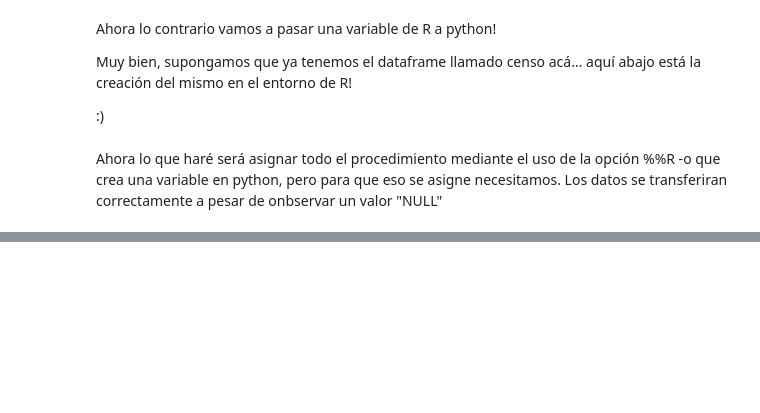
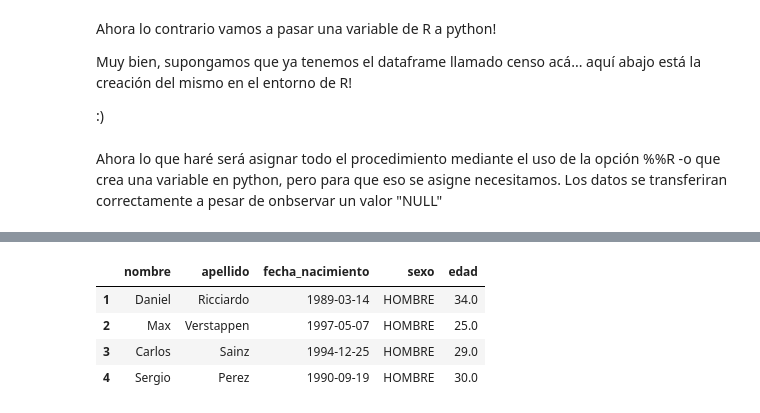
Before and after one commit to ALRIER/BigD_KonradLorenz, a Jupyter notebook: Copia_de_CLASE_I_BIGD2023_ipynb_María_Paula_Camero.ipynb, the cells around one changed output, grey strips where cells are left out. Drawn from its saved outputs; the diff is of its cells as text; code cells hidden in the pictures; blank space fills up the shorter version.

```diff
--- a/Copia_de_CLASE_I_BIGD2023_ipynb_María_Paula_Camero.ipynb
+++ b/Copia_de_CLASE_I_BIGD2023_ipynb_María_Paula_Camero.ipynb
@@ -1697,0 +1994,3 @@ Bien, ahora demole una ojeada al código en python.
+# %%
+%%R
+c = c(10,11,11,1,16)
@@ -1844,0 +2265,5 @@ plt.show()
+# %%
+data = {
+  "time": [1015, 330, 120],
+  "minutes": [15, 30, 20]
+}
@@ -1844,0 +2308,9 @@ plt.show()
+# %%
+%%R
+
+nombre = c("Daniel", "Max", "Carlos", "Sergio")
+apellido = c("Ricciardo", "Verstappen", "Sainz", "Perez")
+fecha_nacimiento = c("1989-03-14", "1997-05-07", "1994-12-25", "1990-09-19")
+sexo = c("HOMBRE", "HOMBRE", "HOMBRE", "HOMBRE")
+edad = c(34,25,29,30)
+censo2 = data.frame(nombre, apellido, fecha_nacimiento, sexo, edad)
@@ -1844,0 +2321,8 @@ plt.show()
+# %%
+censo2.head()
+# %% [output]
+|  | nombre | apellido | fecha_nacimiento | sexo | edad |
+| 1 | Daniel | Ricciardo | 1989-03-14 | HOMBRE | 34.0 |
+| 2 | Max | Verstappen | 1997-05-07 | HOMBRE | 25.0 |
+| 3 | Carlos | Sainz | 1994-12-25 | HOMBRE | 29.0 |
+| 4 | Sergio | Perez | 1990-09-19 | HOMBRE | 30.0 |
```
Also changed, not shown: parts of 89 cells of this notebook.
